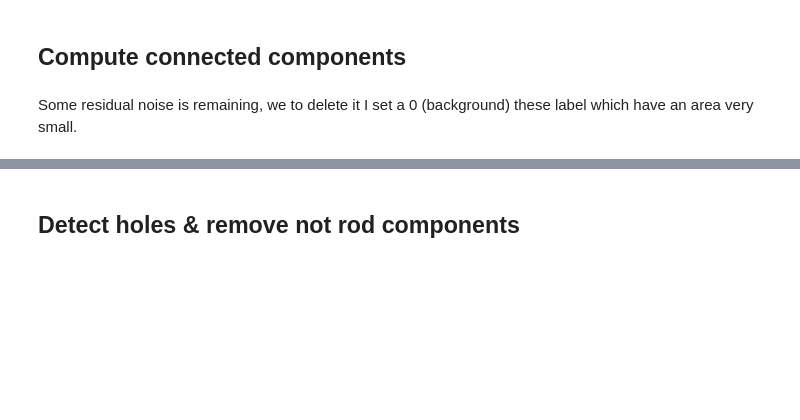
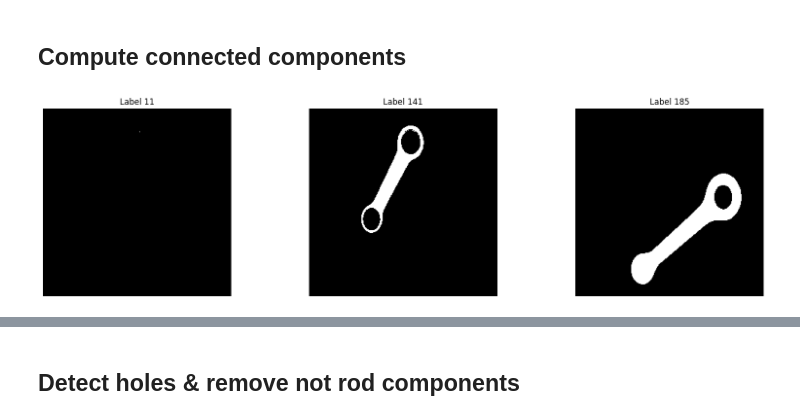
Before and after one commit to matteoperiani2/rod_analysis, a Jupyter notebook: project.ipynb, the cells around one changed output, grey strips where cells are left out. Drawn from its saved outputs; the diff is of its cells as text; code cells hidden in the pictures; blank space fills up the shorter version.

```diff
--- a/project.ipynb
+++ b/project.ipynb
@@ -244,18 +233,0 @@ print_components(components)
-# %% [markdown]
-Some residual noise is remaining, we to delete it I set a 0 (background) these label which have an area very small.
-# %%
-T_area = 50
-
-discarded = 0
-good_comps = []
-good_centroids = []
-for idx, comp in enumerate(components):
-    if np.sum(comp == 255) > T_area:
-        comp = cv2.dilate(comp, square_k(3), iterations = 2)
-        comp = cv2.medianBlur(cv2.bitwise_and(comp, img_bin_denoised), 3)
-        good_comps.append(comp)
-        good_centroids.append(centroids[idx+1])
-components = good_comps.copy()
-centroids = good_centroids.copy()
-
-print_components(components)
@@ -261,0 +269,16 @@ print_components(components)
+# %%
+labeled_img = _2_scan_algorithm(img_bin)
+
+# Store the labels (excluding the BG)
+labels = np.unique(labeled_img)[1:]
+
+# Show the connected components
+plt.figure(figsize=(20,5))
+for idx, l in enumerate(labels):
+    plt.subplot(1,len(labels), idx+1)
+    plt.imshow((labeled_img == l)*255, cmap='gray')
+    plt.title(f'Label {l}')
+    plt.axis('off')
+plt.show()
+# %% [output]
+[figure, added]
```
Also changed, not shown: parts of 15 cells of this notebook.
